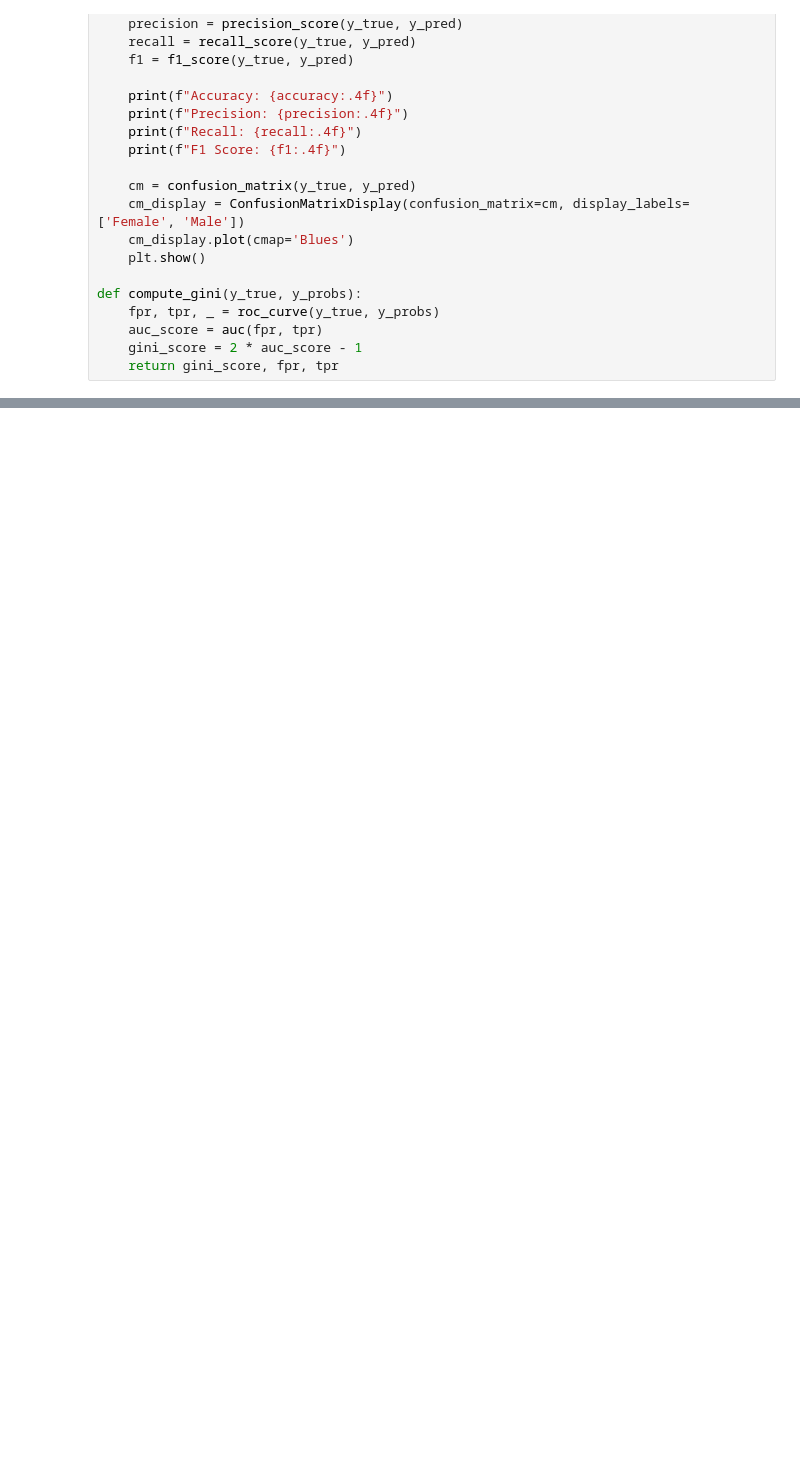
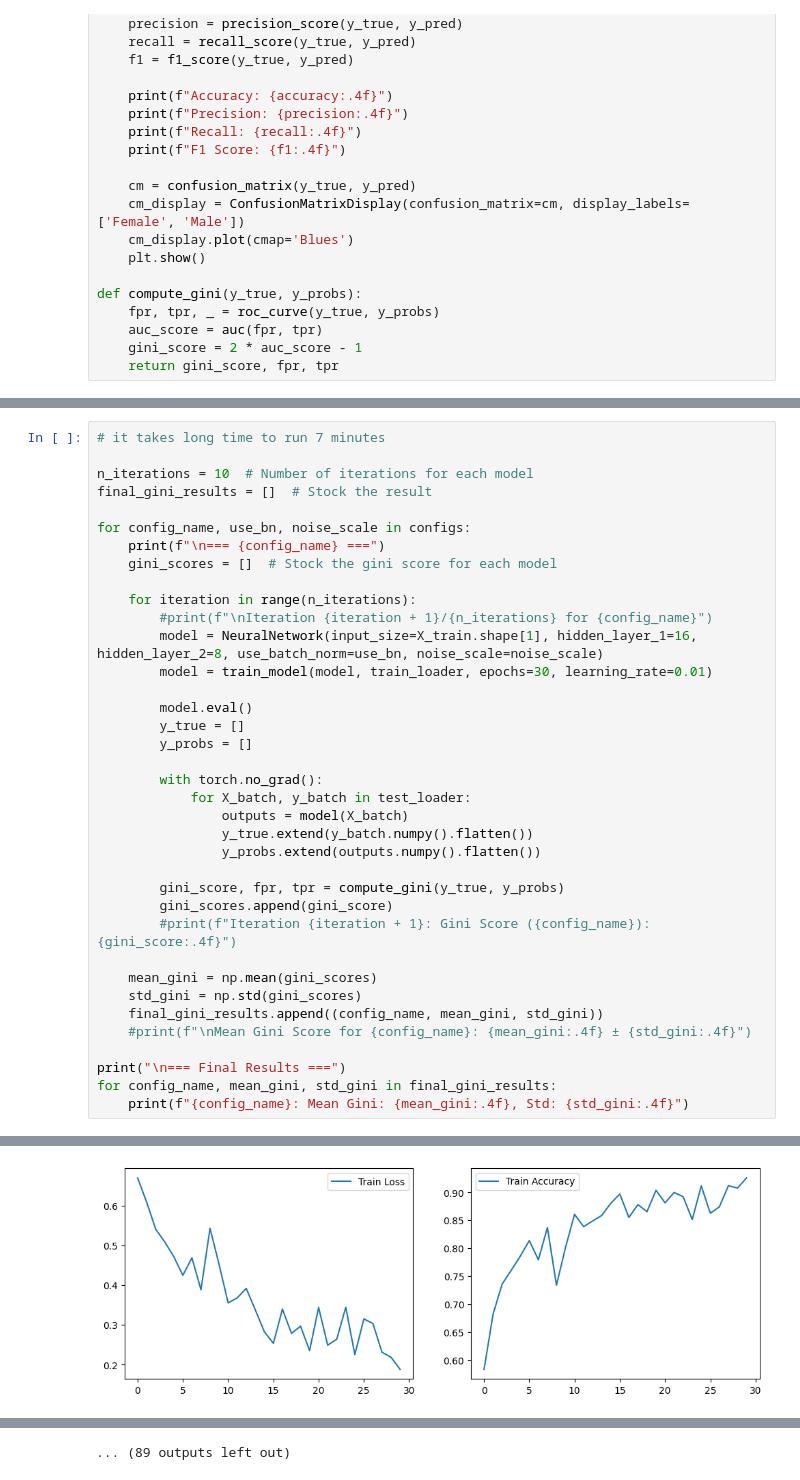
Before and after one commit to antoinerougier/AML, a Jupyter notebook: src/notebook/NN.ipynb, the cells around one changed output, grey strips where cells are left out. Saved outputs shown, nothing was run; the diff lists cells and outputs as text; blank space fills up the shorter version.

Commit message:
add cross-val at the end it runs very long 7 minutes But that confirms the previous result

```diff
--- a/src/notebook/NN.ipynb
+++ b/src/notebook/NN.ipynb
@@ -287,0 +288,38 @@ Gini Score (No BatchNorm): 0.9869
+# %%
+# it takes long time to run 7 minutes
+
+n_iterations = 10  # Number of iterations for each model
+final_gini_results = []  # Stock the result
+
+for config_name, use_bn, noise_scale in configs:
+    print(f"\n=== {config_name} ===")
+    gini_scores = []  # Stock the gini score for each model
+
+    for iteration in range(n_iterations):
+        #print(f"\nIteration {iteration + 1}/{n_iterations} for {config_name}")
+        model = NeuralNetwork(input_size=X_train.shape[1], hidden_layer_1=16, hidden_layer_2=8, use_batch_norm=use_bn, noise_scale=noise_scale)
+        model = train_model(model, train_loader, epochs=30, learning_rate=0.01)
+
+        model.eval()
+        y_true = []
+        y_probs = []
+
+        with torch.no_grad():
+            for X_batch, y_batch in test_loader:
+                outputs = model(X_batch)
+                y_true.extend(y_batch.numpy().flatten())
+                y_probs.extend(outputs.numpy().flatten())
+
+        gini_score, fpr, tpr = compute_gini(y_true, y_probs)
+        gini_scores.append(gini_score)
+        #print(f"Iteration {iteration + 1}: Gini Score ({config_name}): {gini_score:.4f}")
+
+    mean_gini = np.mean(gini_scores)
+    std_gini = np.std(gini_scores)
+    final_gini_results.append((config_name, mean_gini, std_gini))
+    #print(f"\nMean Gini Score for {config_name}: {mean_gini:.4f} ± {std_gini:.4f}")
+
+print("\n=== Final Results ===")
+for config_name, mean_gini, std_gini in final_gini_results:
+    print(f"{config_name}: Mean Gini: {mean_gini:.4f}, Std: {std_gini:.4f}")
+# %% [output]
@@ -287,0 +343 @@ Gini Score (No BatchNorm): 0.9869
+[figure, added]
@@ -287,0 +434 @@ Gini Score (No BatchNorm): 0.9869
+... (89 outputs left out)
```
Also changed, not shown: parts of 2 cells of this notebook.
